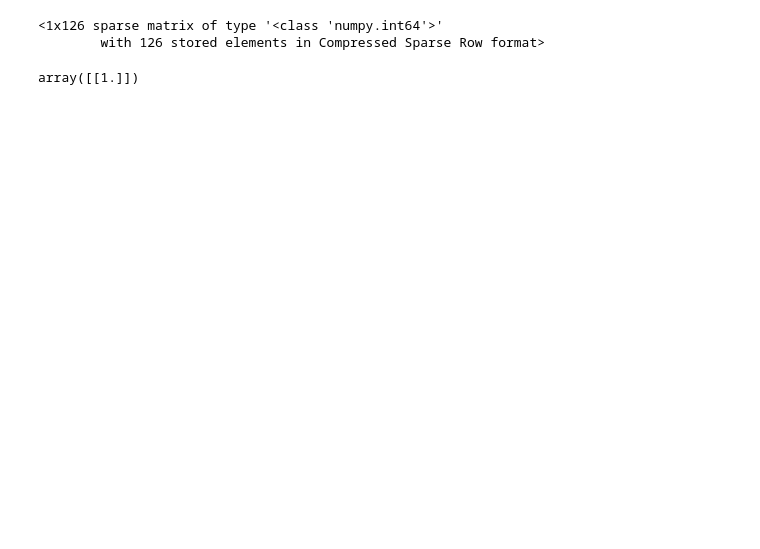
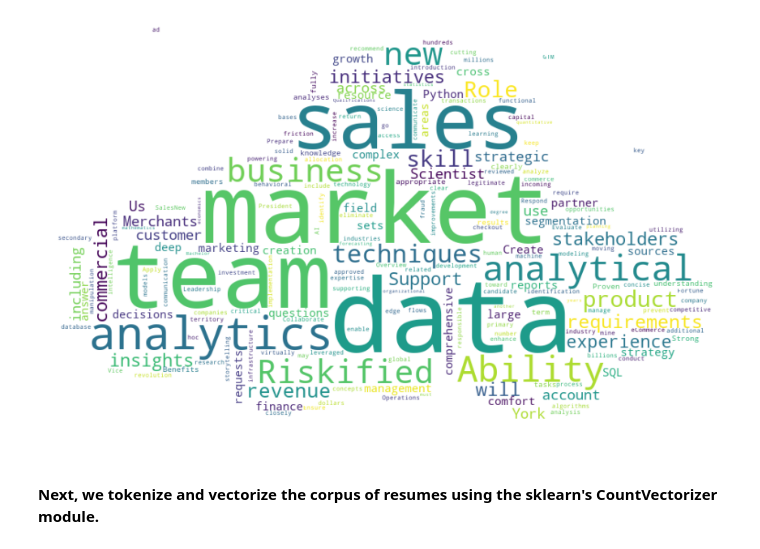
Before and after one commit to Tobsam237/Resume_Recommendation, a Jupyter notebook: CapstoneP_ResumeRecommendation.ipynb, the cells around one changed output. Cells and saved outputs as stored; diff of their text form; code cells hidden in the pictures; blank space fills up the shorter version.

```diff
--- a/CapstoneP_ResumeRecommendation.ipynb
+++ b/CapstoneP_ResumeRecommendation.ipynb
@@ -81,20 +120,21 @@ job_descr
+# %%
+stopword = set(STOPWORDS)
+custom_mask = np.array(Image.open("cloud.jpg"))
+wc = WordCloud(background_color='white', stopwords=stopword, mask = custom_mask)
+# %%
+wc_jd1 = wc.generate(job_descr)
+plt.figure(figsize=(15,10))
+plt.imshow(wc_jd1, interpolation='bilinear')
+plt.axis('off')
+plt.show()
+# %% [output]
+[figure, added]
+# %% [markdown]
+**Next, we tokenize and vectorize the corpus of resumes using the sklearn's CountVectorizer module.**
 # %%
 #import text vectoriser
 from sklearn.feature_extraction.text import CountVectorizer
 cv = CountVectorizer()
-# %%
-#sample to ensure it works
-cv.fit_transform(df.iloc[2], job_descr)
-# %% [output]
-<1x126 sparse matrix of type '<class 'numpy.int64'>'
-        with 126 stored elements in Compressed Sparse Row format>
 # %%
 #import cosine_similarity test to check compare vectors
 from sklearn.metrics.pairwise import cosine_similarity
-# %%
-#check if it works----Fails
-cosine_similarity(cv.fit_transform(df.iloc[2], job_descr))
-
-cosine_similarity(cv.fit_transform(df.iloc[2], job_descr))[0][1] * 100
-# %% [output]
-array([[1.]])
```
Also changed, not shown: parts of 33 cells of this notebook.
